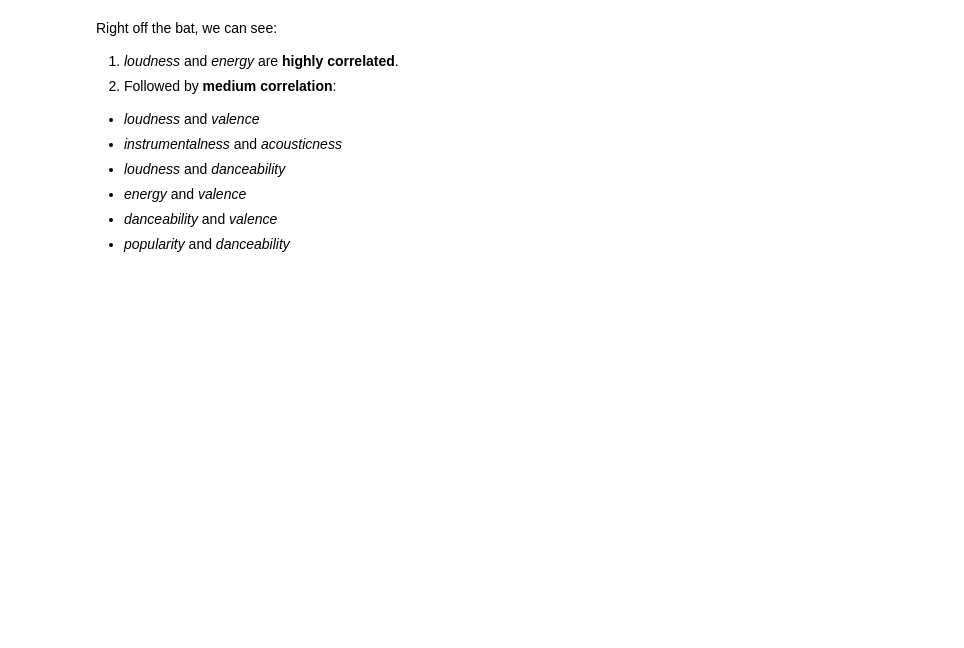
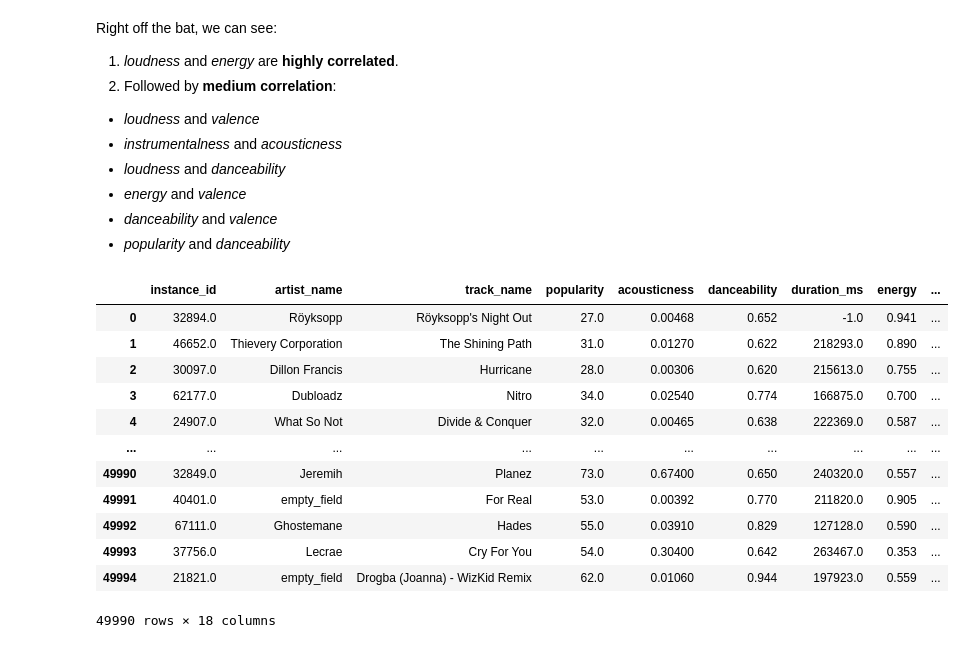
Before and after one commit to SidtheKidx/spotify-genre-analysis, a Jupyter notebook: Thrasio_music_genre_prediction.ipynb, the cells around one changed output. Drawn from its saved outputs; the diff is of its cells as text; code cells hidden in the pictures; blank space fills up the shorter version.

```diff
--- a/Thrasio_music_genre_prediction.ipynb
+++ b/Thrasio_music_genre_prediction.ipynb
@@ -133,3 +151,19 @@ Right off the bat, we can see:
 *   *energy* and *valence*
 *   *danceability* and *valence*
 *   *popularity* and *danceability*
+# %%
+music.head(-10)
+# %% [output]
+|  | instance_id | artist_name | track_name | popularity | acousticness | danceability | duration_ms | energy | ... |
+| 0 | 32894.0 | Röyksopp | Röyksopp's Night Out | 27.0 | 0.00468 | 0.652 | -1.0 | 0.941 | ... |
+| 1 | 46652.0 | Thievery Corporation | The Shining Path | 31.0 | 0.01270 | 0.622 | 218293.0 | 0.890 | ... |
+| 2 | 30097.0 | Dillon Francis | Hurricane | 28.0 | 0.00306 | 0.620 | 215613.0 | 0.755 | ... |
+| 3 | 62177.0 | Dubloadz | Nitro | 34.0 | 0.02540 | 0.774 | 166875.0 | 0.700 | ... |
+| 4 | 24907.0 | What So Not | Divide & Conquer | 32.0 | 0.00465 | 0.638 | 222369.0 | 0.587 | ... |
+| ... | ... | ... | ... | ... | ... | ... | ... | ... | ... |
+| 49990 | 32849.0 | Jeremih | Planez | 73.0 | 0.67400 | 0.650 | 240320.0 | 0.557 | ... |
+| 49991 | 40401.0 | empty_field | For Real | 53.0 | 0.00392 | 0.770 | 211820.0 | 0.905 | ... |
+| 49992 | 67111.0 | Ghostemane | Hades | 55.0 | 0.03910 | 0.829 | 127128.0 | 0.590 | ... |
+| 49993 | 37756.0 | Lecrae | Cry For You | 54.0 | 0.30400 | 0.642 | 263467.0 | 0.353 | ... |
+| 49994 | 21821.0 | empty_field | Drogba (Joanna) - WizKid Remix | 62.0 | 0.01060 | 0.944 | 197923.0 | 0.559 | ... |
+49990 rows × 18 columns
```
Also changed, not shown: parts of 35 cells of this notebook.
